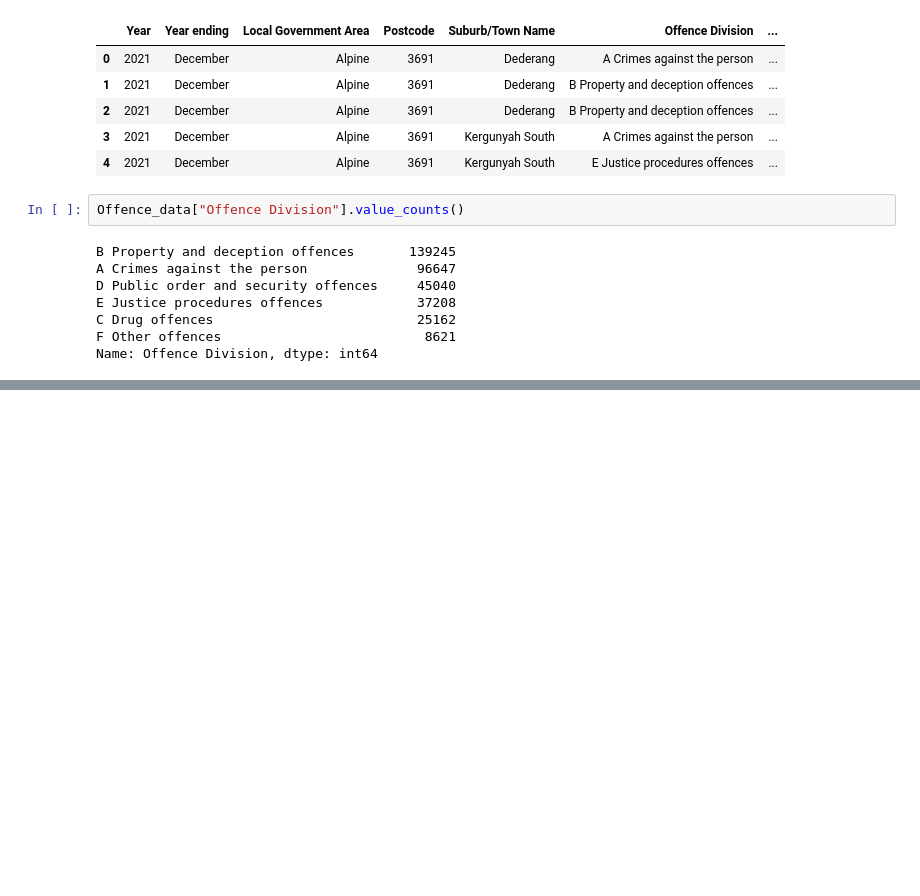
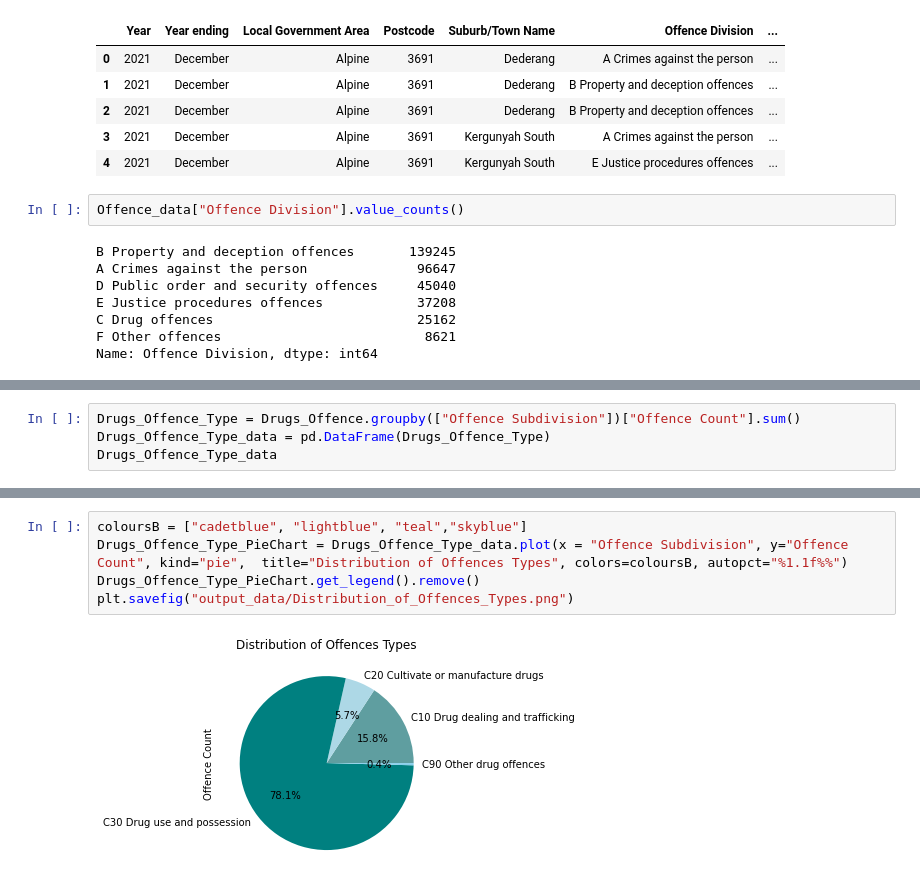
Before and after one commit to amir-motlagh/Project-01, a Jupyter notebook: DrugsAnalysis.ipynb, the cells around one changed output, grey strips where cells are left out. Saved outputs shown, nothing was run; the diff lists cells and outputs as text; blank space fills up the shorter version.

```diff
--- a/DrugsAnalysis.ipynb
+++ b/DrugsAnalysis.ipynb
@@ -45,0 +104,4 @@ Drugs_Offence
+# %%
+Drugs_Offence_Type = Drugs_Offence.groupby(["Offence Subdivision"])["Offence Count"].sum()
+Drugs_Offence_Type_data = pd.DataFrame(Drugs_Offence_Type)
+Drugs_Offence_Type_data
@@ -45,0 +115,7 @@ Drugs_Offence
+# %%
+coloursB = ["cadetblue", "lightblue", "teal","skyblue"]
+Drugs_Offence_Type_PieChart = Drugs_Offence_Type_data.plot(x = "Offence Subdivision", y="Offence Count", kind="pie",  title="Distribution of Offences Types", colors=coloursB, autopct="%1.1f%%")
+Drugs_Offence_Type_PieChart.get_legend().remove()
+plt.savefig("output_data/Distribution_of_Offences_Types.png")
+# %% [output]
+[figure, added]
```
Also changed, not shown: parts of 30 cells of this notebook, 7 other files.
